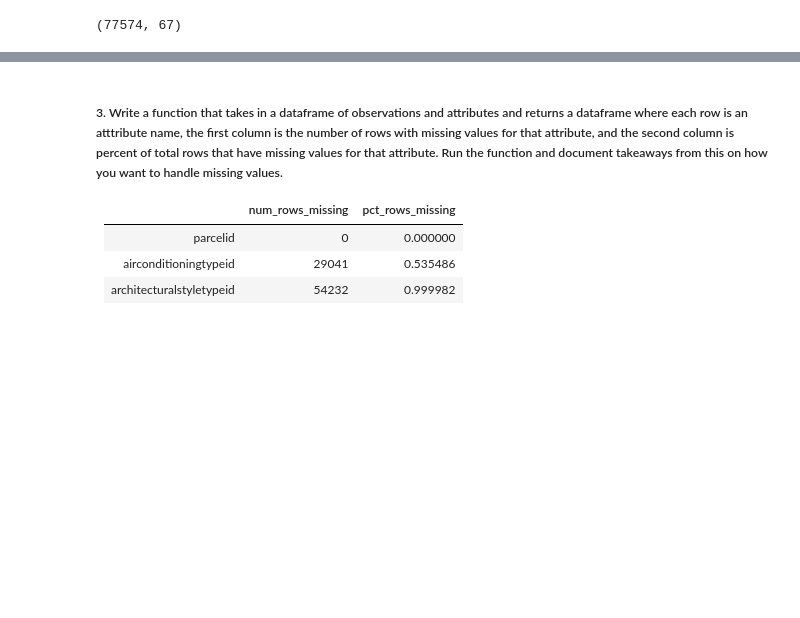
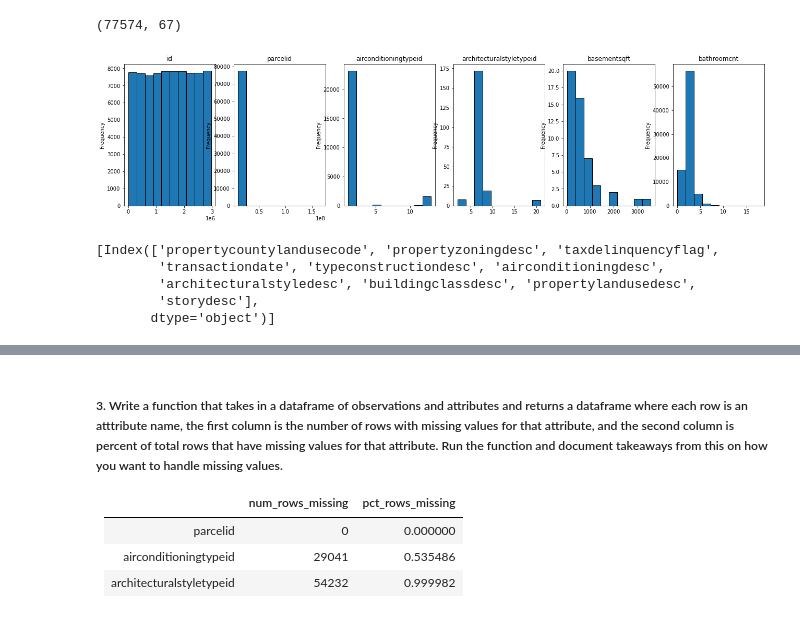
Before and after one commit to AJMartinezLlanes/clustering-exercises, a Jupyter notebook: zillow.ipynb, the cells around one changed output, grey strips where cells are left out. Cells and saved outputs as stored; diff of their text form; code cells hidden in the pictures; blank space fills up the shorter version.

```diff
--- a/zillow.ipynb
+++ b/zillow.ipynb
@@ -106,3 +106,19 @@ df.describe().T
 df.shape
 # %% [output]
 (77574, 67)
+# %%
+fig, axs = plt.subplots(1, 6, figsize=(22, 5))
+
+for ax, col in zip(axs, df.select_dtypes('number')):
+    df[col].plot.hist(ax=ax, title=col, ec='black')
+# %% [output]
+[figure, added]
+# %%
+obj_cols = [df.columns[(df.dtypes == 'O')]]
+obj_cols
+# %% [output]
+[Index(['propertycountylandusecode', 'propertyzoningdesc', 'taxdelinquencyflag',
+        'transactiondate', 'typeconstructiondesc', 'airconditioningdesc',
+        'architecturalstyledesc', 'buildingclassdesc', 'propertylandusedesc',
+        'storydesc'],
+       dtype='object')]
```
Also changed, not shown: parts of 20 cells of this notebook, 2 other files.
